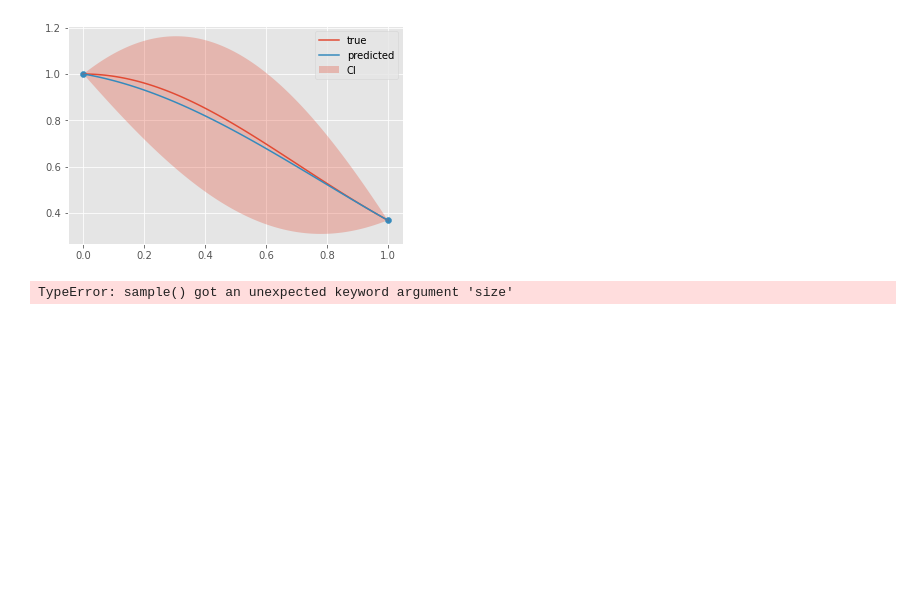
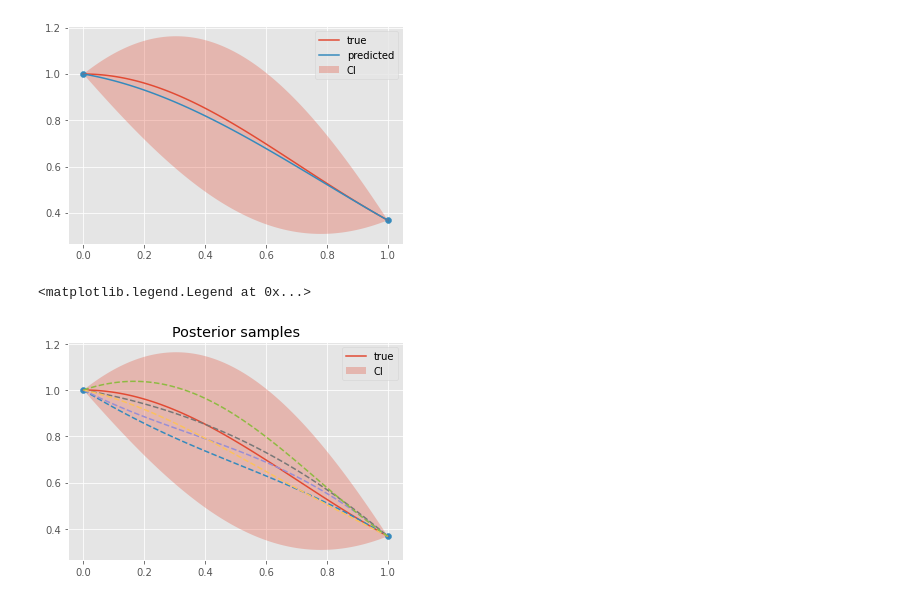
Before and after one commit to pjpollot/gp_sandbox, a Jupyter notebook: examples/regression.ipynb, the cells around one changed output. Saved outputs shown, nothing was run; the diff lists cells and outputs as text; code cells hidden in the pictures; blank space fills up the shorter version.

```diff
--- a/examples/regression.ipynb
+++ b/examples/regression.ipynb
@@ -52,6 +52,22 @@ plt.legend()
 <matplotlib.legend.Legend at 0x...>
 [figure]
 # %%
-gpr.sample(t[:, None], sample_size==5)
+sample_size = 5
+ys = gpr.sample(t[:, None], size=sample_size)
-# %% [output]
-TypeError: sample() got an unexpected keyword argument 'size'
+# %%
+plt.plot(t,y,label="true")
+for k in range(sample_size):
+    plt.plot(t, ys[k, :], '--')
+plt.fill_between(
+    t,
+    yp-1.96*std,
+    yp+1.96*std,
+    alpha=0.3,
+    label="CI"
+)
+plt.scatter(x,yt)
+plt.title('Posterior samples')
+plt.legend()
+# %% [output]
+<matplotlib.legend.Legend at 0x...>
+[figure, added]
```
Also changed, not shown: 3 other files.
